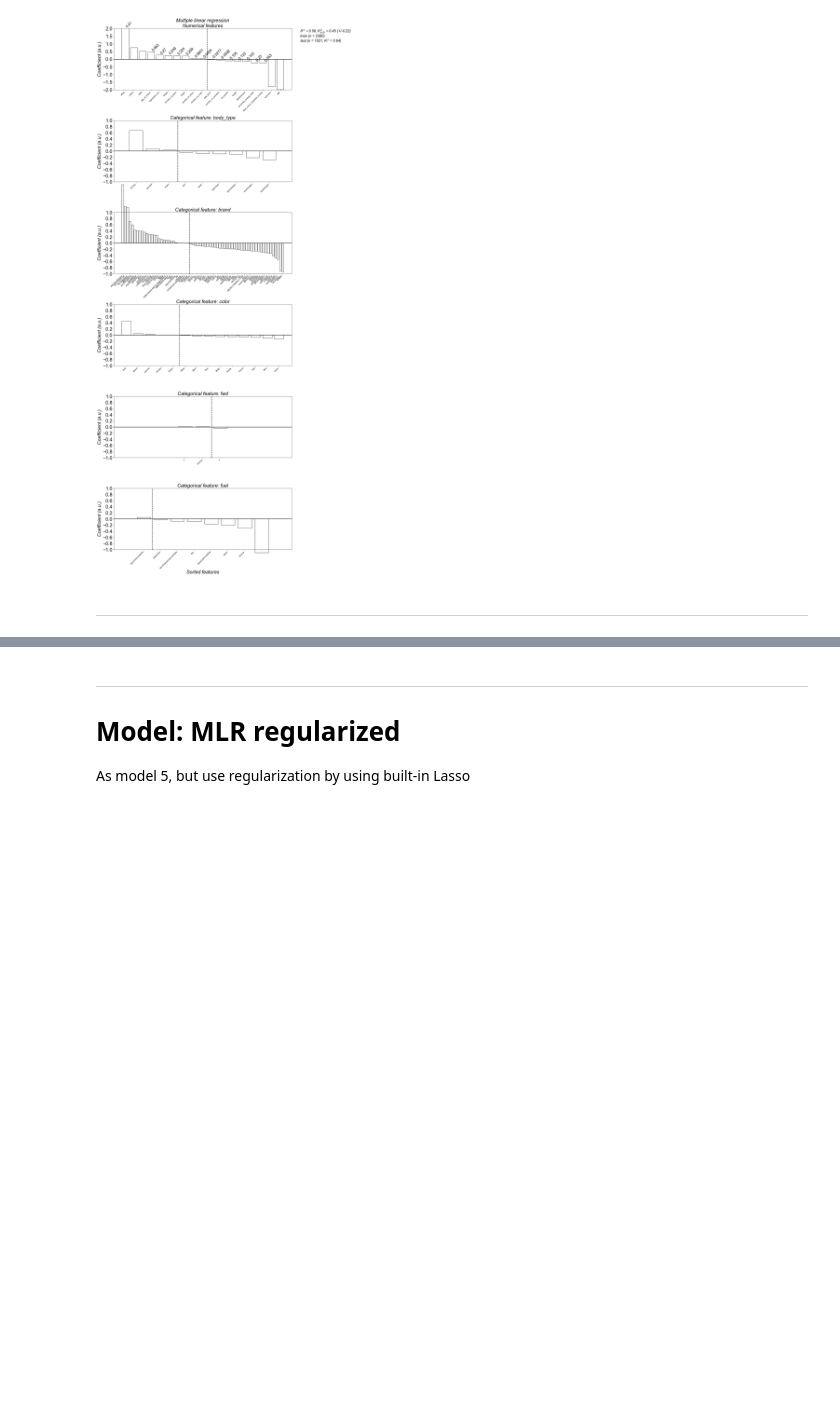
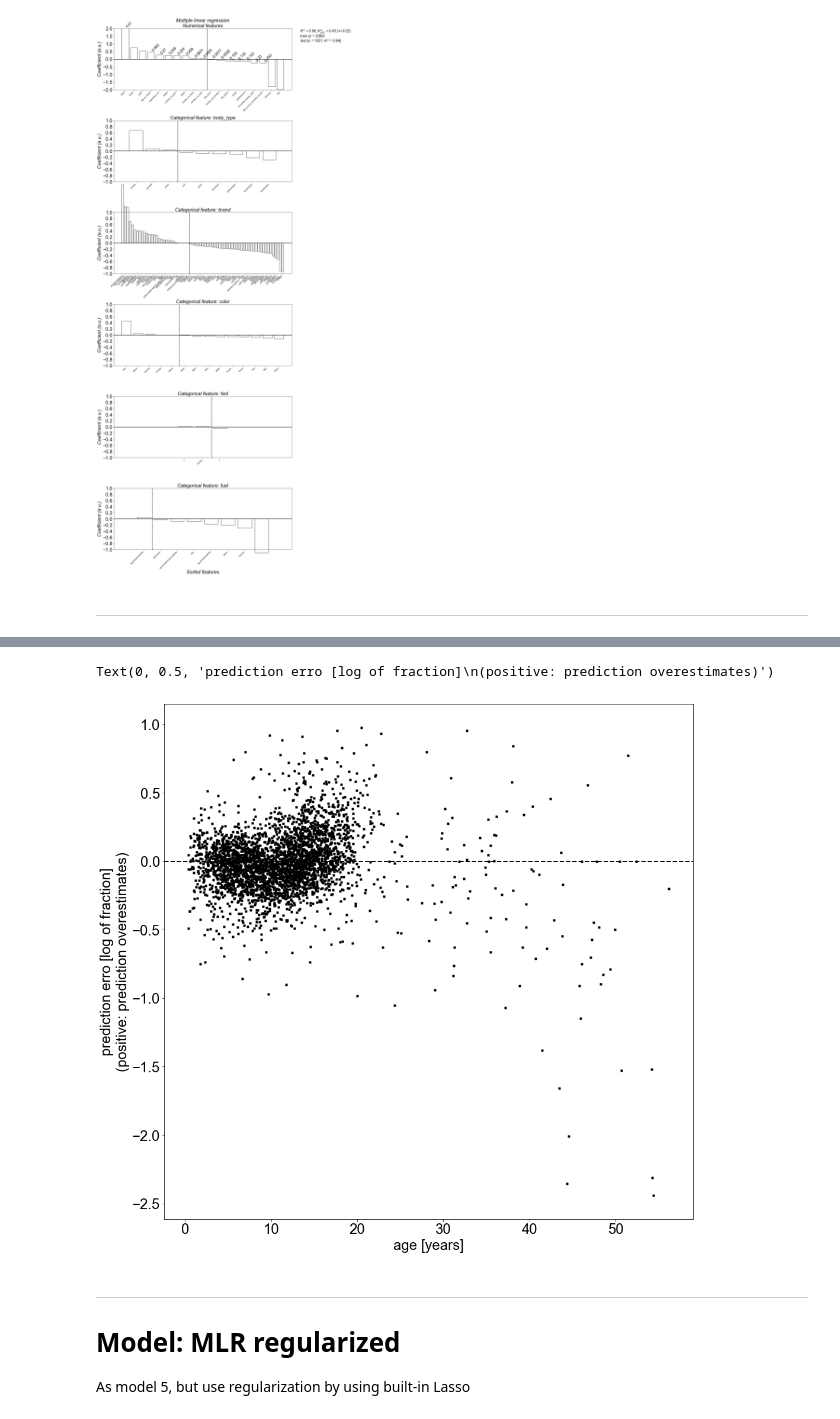
Before and after one commit to r5atom/Saturday-Datascience, a Jupyter notebook: code/predict-price.ipynb, the cells around one changed output, grey strips where cells are left out. Saved outputs shown, nothing was run; the diff lists cells and outputs as text; code cells hidden in the pictures; blank space fills up the shorter version.

```diff
--- a/code/predict-price.ipynb
+++ b/code/predict-price.ipynb
@@ -993,0 +956,27 @@ display(x_sample.head(16).T)
+# %%
+# Display prediction errors
+
+x_sample = df.dropna(subset=['price']).iloc[:,1:]
+y_sample = df.dropna(subset=['price']).iloc[:,0]
+y_sample_pred = pl.predict(x_sample)
+
+x_sample['price'] = y_sample
+x_sample['prediction_error'] = y_sample_pred - y_sample
+x_sample['prediction_error_fraction'] = y_sample_pred/y_sample
+x_sample['prediction_error_log'] = pd.np.log10(x_sample.prediction_error_fraction)
+x_sample['prediction_error_abslog'] = pd.np.abs(pd.np.log10(x_sample.prediction_error_fraction))
+x_sample['prediction'] = y_sample_pred
+x_sample['age_y'] = x_sample.age/365
+
+# Note some are close to perferct, because they are in training set and are unique in brand etc
+display(x_sample.sort_values(by='prediction_error_abslog').head(16).T)
+display(x_sample.sort_values(by='prediction_error_abslog').tail(16).T)
+display(x_sample.sort_values(by='prediction_error').head(16).T)
+display(x_sample.sort_values(by='prediction_error').tail(16).T)
+
+plt.figure(figsize=[16,16])
+plt.plot(x_sample.age_y, x_sample.prediction_error_log, color='k', marker='s', markeredgecolor = (0, 0, 0, 0), markerfacecolor = (0, 0, 0, 1), linestyle='None', ms=4)
+plt.axhline(0, lw=2, linestyle='--', color ='k')
+plt.xlabel('age [years]')
+plt.ylabel('prediction erro [log of fraction]\n(positive: prediction overestimates)')
+# %% [output]
@@ -994,3 +1051,5 @@ display(x_sample.head(16).T)
+Text(0, 0.5, 'prediction erro [log of fraction]\n(positive: prediction overestimates)')
+[figure, added]
 # %% [markdown]
 - - - - -
 # Model: MLR regularized
```
Also changed, not shown: parts of 6 cells of this notebook, 1 other file.
